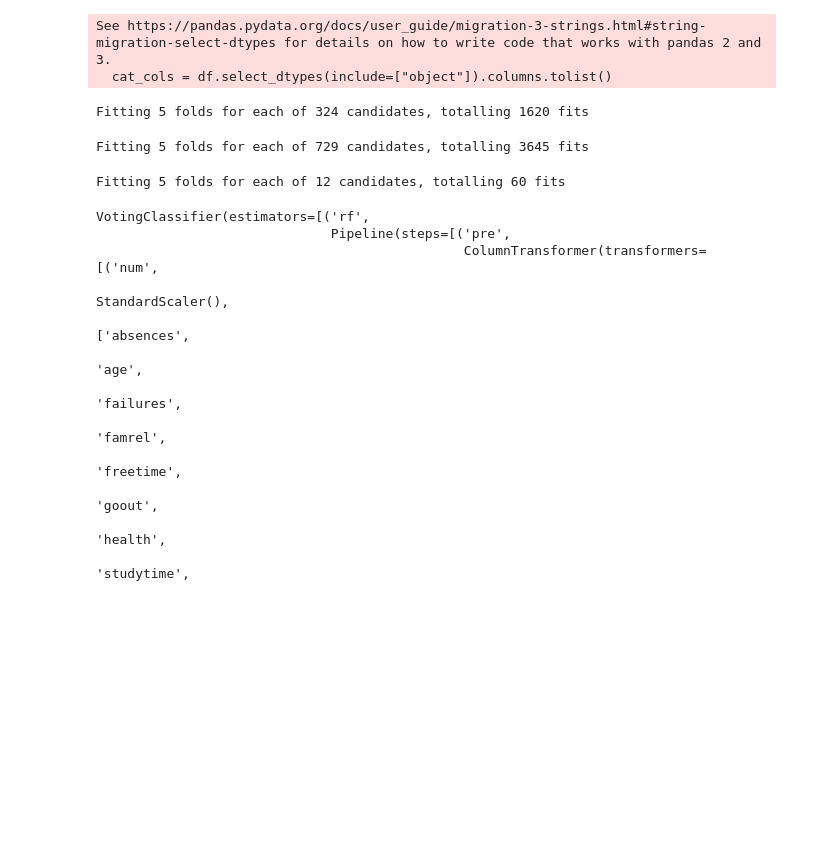
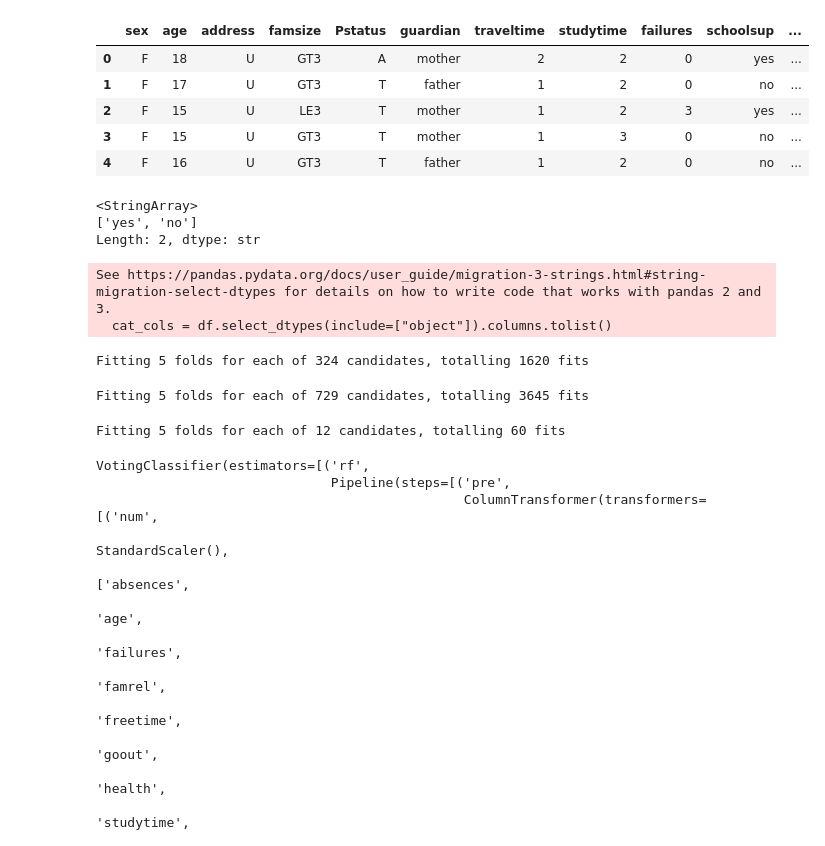
Before and after one commit to darasimi0000007/Student-Performance-Predictor-Backend-Application, a Jupyter notebook: notebooks/model_train_test.ipynb, the cells around one changed output. Cells and saved outputs as stored; diff of their text form; code cells hidden in the pictures; blank space fills up the shorter version.

```diff
--- a/notebooks/model_train_test.ipynb
+++ b/notebooks/model_train_test.ipynb
@@ -16,6 +16,21 @@ import joblib
 
 df = pd.concat([pd.read_csv(r"../data/student-mat.csv", sep=";"), pd.read_csv(r"../data/student-por.csv", sep=";")], ignore_index=True)
 df = df.copy()
+# %%
+df[["sex", "age", "address", "famsize", "Pstatus", "guardian", "traveltime", "studytime", "failures", "schoolsup", "famsup", "activities", "nursery", "famrel", "health", "absences", "freetime", "goout", "internet", "romantic"]].head()
+# %% [output]
+|  | sex | age | address | famsize | Pstatus | guardian | traveltime | studytime | failures | schoolsup | ... |
+| 0 | F | 18 | U | GT3 | A | mother | 2 | 2 | 0 | yes | ... |
+| 1 | F | 17 | U | GT3 | T | father | 1 | 2 | 0 | no | ... |
+| 2 | F | 15 | U | LE3 | T | mother | 1 | 2 | 3 | yes | ... |
+| 3 | F | 15 | U | GT3 | T | mother | 1 | 3 | 0 | no | ... |
+| 4 | F | 16 | U | GT3 | T | father | 1 | 2 | 0 | no | ... |
+# %%
+df["schoolsup"].unique()
+# %% [output]
+<StringArray>
+['yes', 'no']
+Length: 2, dtype: str
 # %%
 #column dropping
 df.drop(columns = ['higher',
```
Also changed, not shown: 6 other files.
